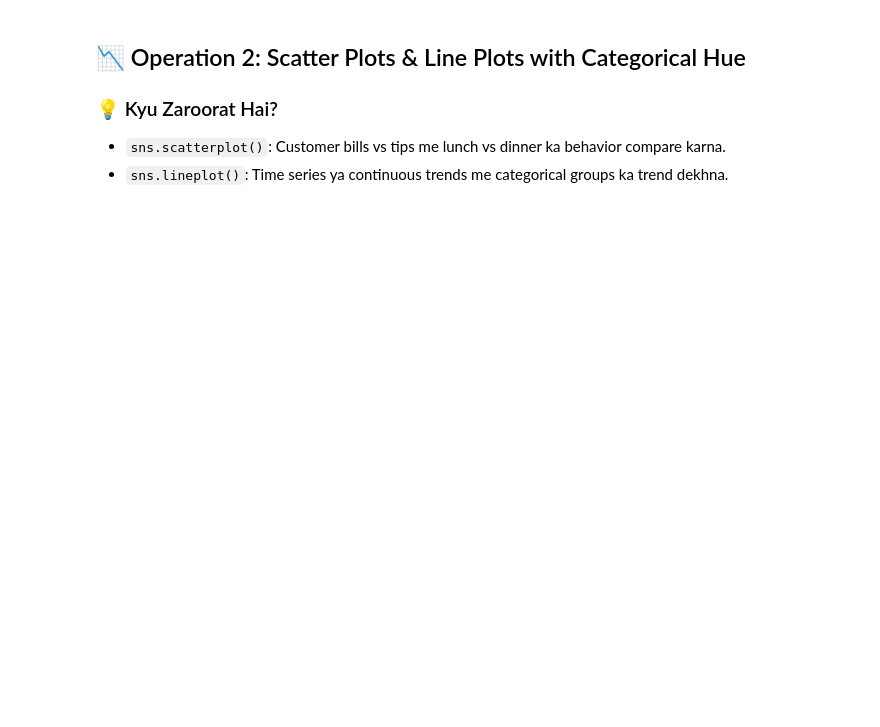
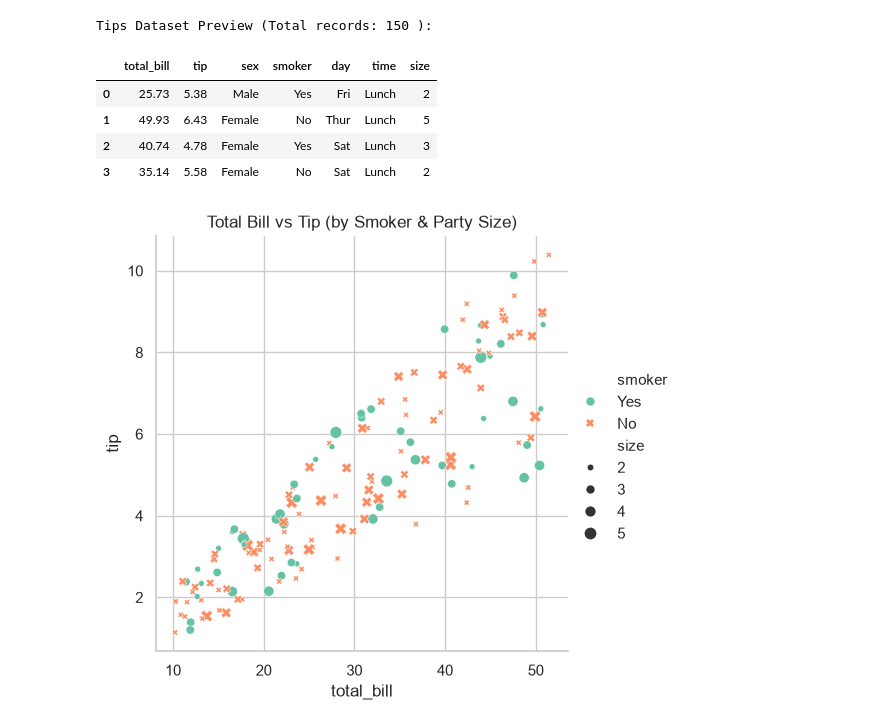
Before and after one commit to SobanAhmad-28/Ai_Ml_Learning, a Jupyter notebook: notebooks/data_visualization/lec_2_seaborn_statistical_visualization.ipynb, the cells around one changed output. Cells and saved outputs as stored; diff of their text form; code cells hidden in the pictures; blank space fills up the shorter version.

Commit message:
feat(vis): verify Seaborn statistical visualization notebook outputs

```diff
--- a/notebooks/data_visualization/lec_2_seaborn_statistical_visualization.ipynb
+++ b/notebooks/data_visualization/lec_2_seaborn_statistical_visualization.ipynb
@@ -20,43 +16,46 @@ Multiple dimensions (X, Y, Color/Category, Size, Subplots) ko ek sath visualize
 # %%
 import seaborn as sns
 import matplotlib.pyplot as plt
 import pandas as pd
 import numpy as np
 
 # Set aesthetic theme
 sns.set_theme(style="whitegrid")
 
-# Load Tips Dataset (Built-in dataset)
-try:
-    tips = sns.load_dataset("tips")
-except Exception:
-    # Offline fallback dataset
-    np.random.seed(42)
-    tips = pd.DataFrame({
-        "total_bill": np.random.uniform(10, 50, 100),
-        "tip": np.random.uniform(1.5, 9, 100),
-        "sex": np.random.choice(["Male", "Female"], 100),
-        "smoker": np.random.choice(["Yes", "No"], 100),
-        "day": np.random.choice(["Thur", "Fri", "Sat", "Sun"], 100),
-        "time": np.random.choice(["Lunch", "Dinner"], 100),
-        "size": np.random.choice([2, 3, 4], 100)
-    })
+# Realistic Tips Dataset (100% Offline Simulation)
+np.random.seed(42)
+n_samples = 150
 
-print("Tips Dataset Preview:")
+bills = np.random.uniform(10.0, 52.0, n_samples)
+tips_data = bills * np.random.uniform(0.10, 0.22, n_samples)
+
+tips = pd.DataFrame({
+    "total_bill": np.round(bills, 2),
+    "tip": np.round(tips_data, 2),
+    "sex": np.random.choice(["Male", "Female"], n_samples),
+    "smoker": np.random.choice(["Yes", "No"], n_samples, p=[0.38, 0.62]),
+    "day": np.random.choice(["Thur", "Fri", "Sat", "Sun"], n_samples),
+    "time": np.random.choice(["Lunch", "Dinner"], n_samples, p=[0.3, 0.7]),
+    "size": np.random.choice([2, 3, 4, 5], n_samples, p=[0.4, 0.3, 0.2, 0.1])
+})
+
+print("Tips Dataset Preview (Total records:", len(tips), "):")
 display(tips.head(4))
 
-# Relational Multi-dimensional Scatter Plot
+# Multi-dimensional Relational Plot
 sns.relplot(
     data=tips,
     x="total_bill", y="tip",
     hue="smoker", style="smoker", size="size",
     palette="Set2"
 )
 plt.title("Total Bill vs Tip (by Smoker & Party Size)")
 plt.show()
+# %% [output]
+Tips Dataset Preview (Total records: 150 ):
+|  | total_bill | tip | sex | smoker | day | time | size |
+| 0 | 25.73 | 5.38 | Male | Yes | Fri | Lunch | 2 |
+| 1 | 49.93 | 6.43 | Female | No | Thur | Lunch | 5 |
+| 2 | 40.74 | 4.78 | Female | Yes | Sat | Lunch | 3 |
+| 3 | 35.14 | 5.58 | Female | No | Sat | Lunch | 2 |
+[figure, added]
-# %% [markdown]
-## 📉 Operation 2: Scatter Plots & Line Plots with Categorical Hue
-
-### 💡 Kyu Zaroorat Hai?
-- `sns.scatterplot()`: Customer bills vs tips me lunch vs dinner ka behavior compare karna.
-- `sns.lineplot()`: Time series ya continuous trends me categorical groups ka trend dekhna.
```
Also changed, not shown: parts of 19 cells of this notebook.
